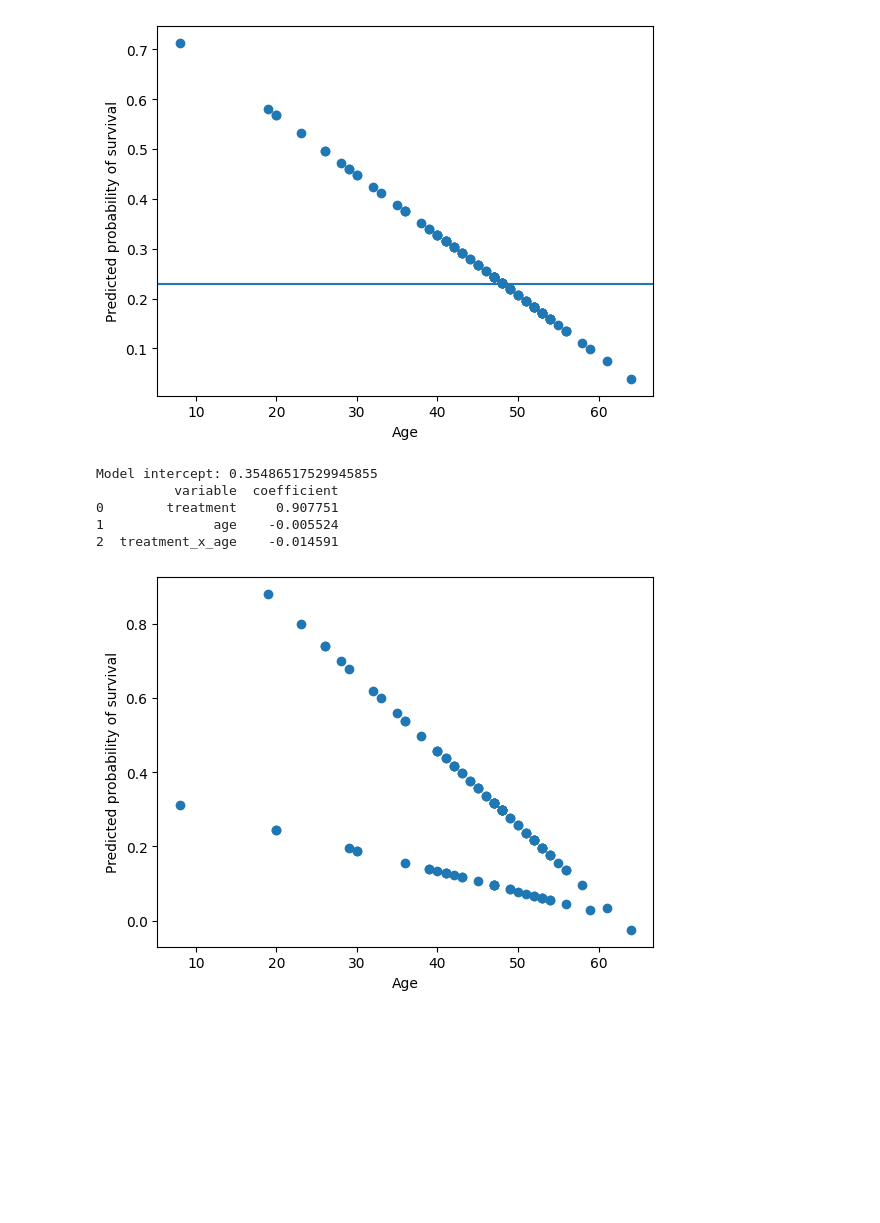
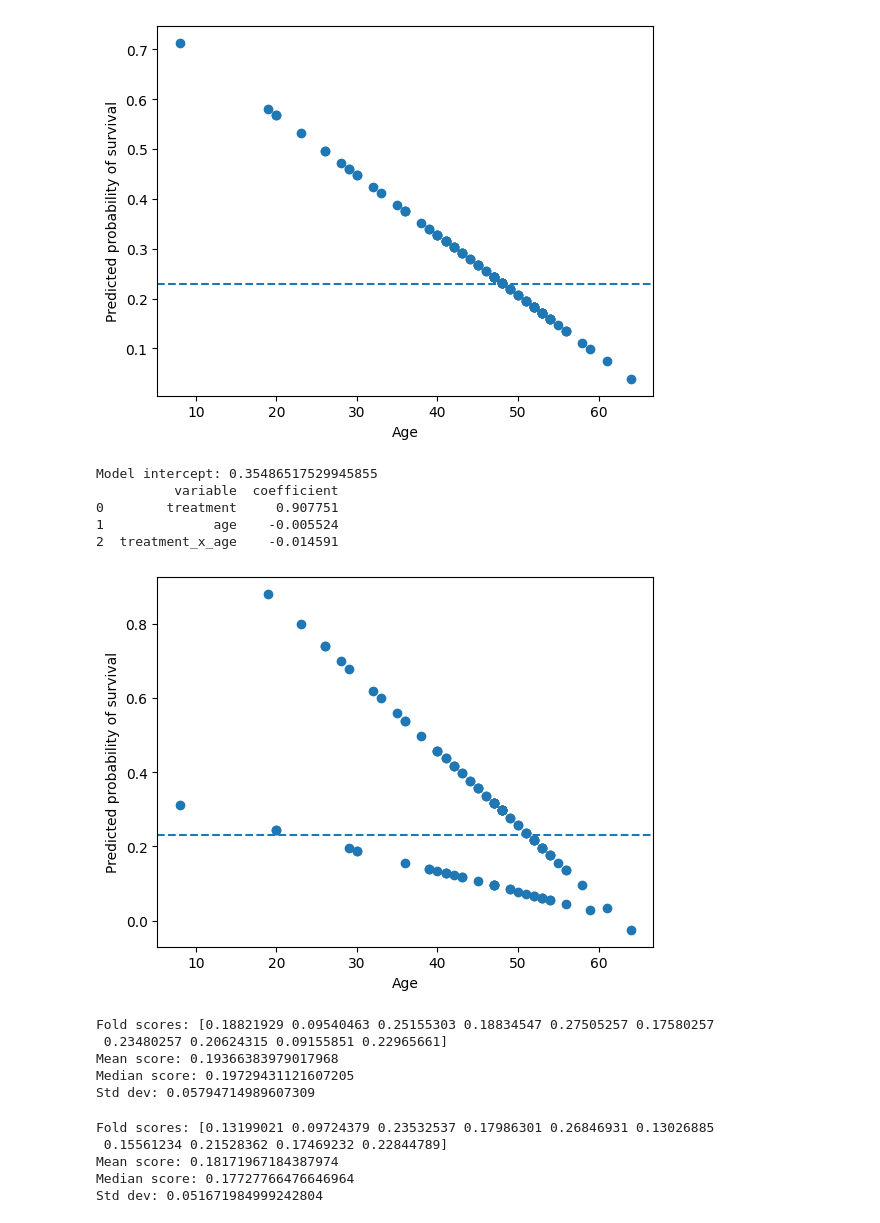
Before and after one commit to AngelikaBaloy/undergrad_ml_assignments, a Jupyter notebook: 03_assignment_linear_models.ipynb, the cells around one changed output. Drawn from its saved outputs; the diff is of its cells as text; code cells hidden in the pictures; blank space fills up the shorter version.

```diff
--- a/03_assignment_linear_models.ipynb
+++ b/03_assignment_linear_models.ipynb
@@ -510,36 +514,96 @@ plt.axhline(y=ATE)
 # %%
 # including interaction transplant*age
 
 y = heart['y']
 
-ohe_treat = pd.get_dummies(heart['transplant'], dtype='int', drop_first=True)
+ohe_treat = pd.get_dummies(heart['transplant'], dtype='int', drop_first=True) # dropping control
 
 tr_age = ohe_treat['treatment'] * heart['age']
 tr_age.name = 'treatment_x_age'
 
 x= pd.concat([ohe_treat, heart['age'], tr_age], axis=1)
 
 model= LinearRegression()
 model= model.fit(x,y)
 
 y_hat= model.predict(x)
 
 print(f'Model intercept: {model.intercept_}')
 print(pd.DataFrame({'variable': model.feature_names_in_, 'coefficient':model.coef_ }))
 
 plt.scatter(x=heart['age'], y=y_hat)
+plt.axhline(y=ATE, linestyle='--')
 plt.xlabel("Age")
 plt.ylabel("Predicted probability of survival")
 plt.title= "Predicted probability of survival including interaction effects (transplant&age)"
 
-
-# [commentary]
+# The interaction changes predictions, with more variability of predictions for similar ages.
 # %% [output]
 Model intercept: 0.35486517529945855
           variable  coefficient
 0        treatment     0.907751
 1              age    -0.005524
 2  treatment_x_age    -0.014591
-[figure, old version]
+[figure, new version]
+# %%
+# 5. 10-fold cross validation
+# regress y on transplant
+
+y = heart['y']
+x = pd.get_dummies(heart['transplant'], dtype='int', drop_first=True) # dropping control
+
+model= LinearRegression(fit_intercept=True)
+model= model.fit(x,y)
+
+kfold = KFold(n_splits=10, shuffle=True, random_state=100) # 10 folds
+
+mse_scorer = make_scorer(mean_squared_error, greater_is_better=False)
+
+scores = cross_val_score(
+    model,x,y,
+    cv=kfold,
+    scoring=mse_scorer
+)
+
+print("Fold scores:", -scores)
+print("Mean score:", -np.mean(scores))
+print("Median score:", -np.median(scores))
+print("Std dev:", np.std(scores))
+# %% [output]
+Fold scores: [0.18821929 0.09540463 0.25155303 0.18834547 0.27505257 0.17580257
+ 0.23480257 0.20624315 0.09155851 0.22965661]
+Mean score: 0.19366383979017968
+Median score: 0.19729431121607205
+Std dev: 0.05794714989607309
 # %%
-# 5. 10-fold cross validation
+
+# regress y on transplant and age
+y = heart['y']
+
+ohe_treat = pd.get_dummies(heart['transplant'], dtype='int', drop_first=True) # dropping control
+x = pd.concat([ohe_treat, heart['age']], axis=1)
+
+model= LinearRegression()
+model= model.fit(x,y)
+y_hat= model.predict(x)
+
+kfold = KFold(n_splits=10, shuffle=True, random_state=100) # 10 folds
+
+mse_scorer = make_scorer(mean_squared_error, greater_is_better=False)
+
+scores = cross_val_score(
+    model,x,y,
+    cv=kfold,
+    scoring=mse_scorer
+)
+
+print("Fold scores:", -scores)
+print("Mean score:", -np.mean(scores))
+print("Median score:", -np.median(scores))
+print("Std dev:", np.std(scores))
+# %% [output]
+Fold scores: [0.13199021 0.09724379 0.23532537 0.17986301 0.26846931 0.13026885
+ 0.15561234 0.21528362 0.17469232 0.22844789]
+Mean score: 0.18171967184387974
+Median score: 0.17727766476646964
+Std dev: 0.051671984999242804
```
Also changed, not shown: parts of 7 cells of this notebook.
